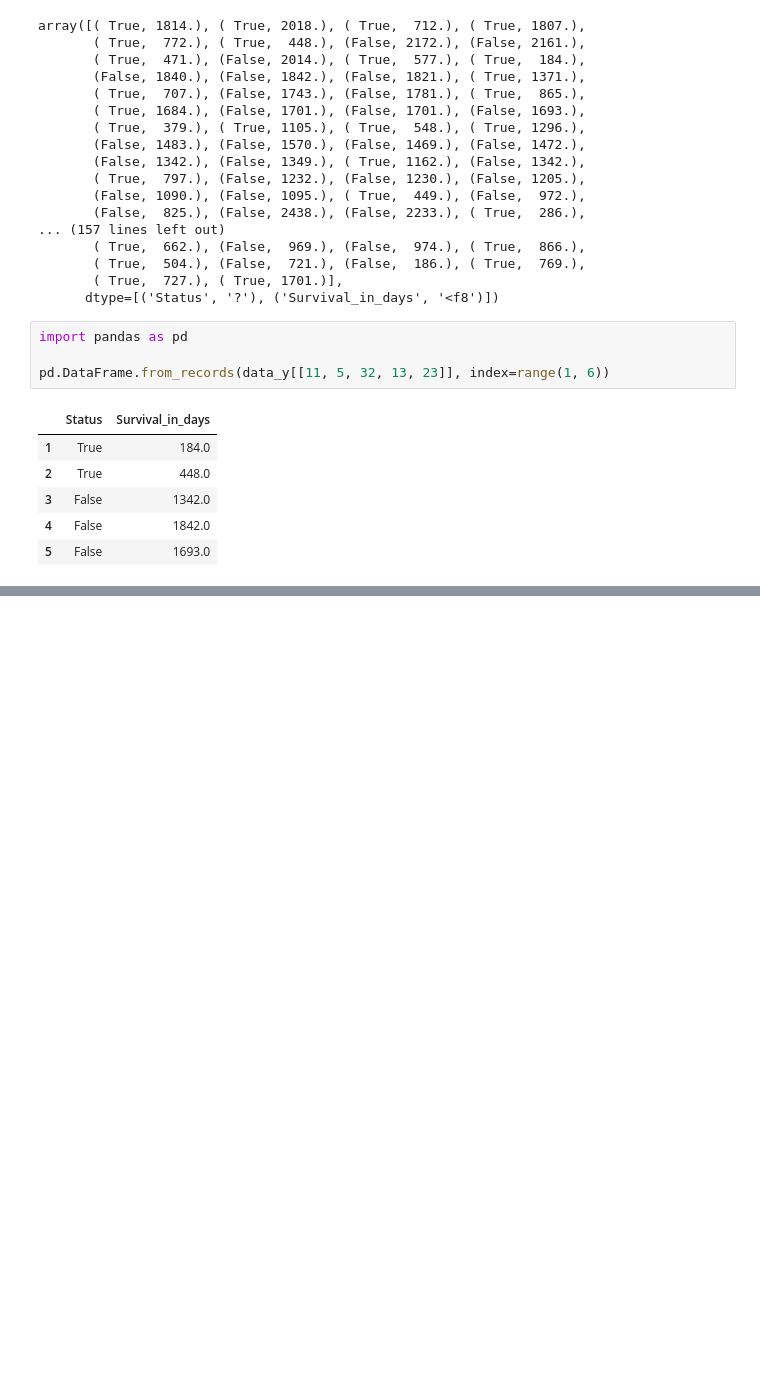
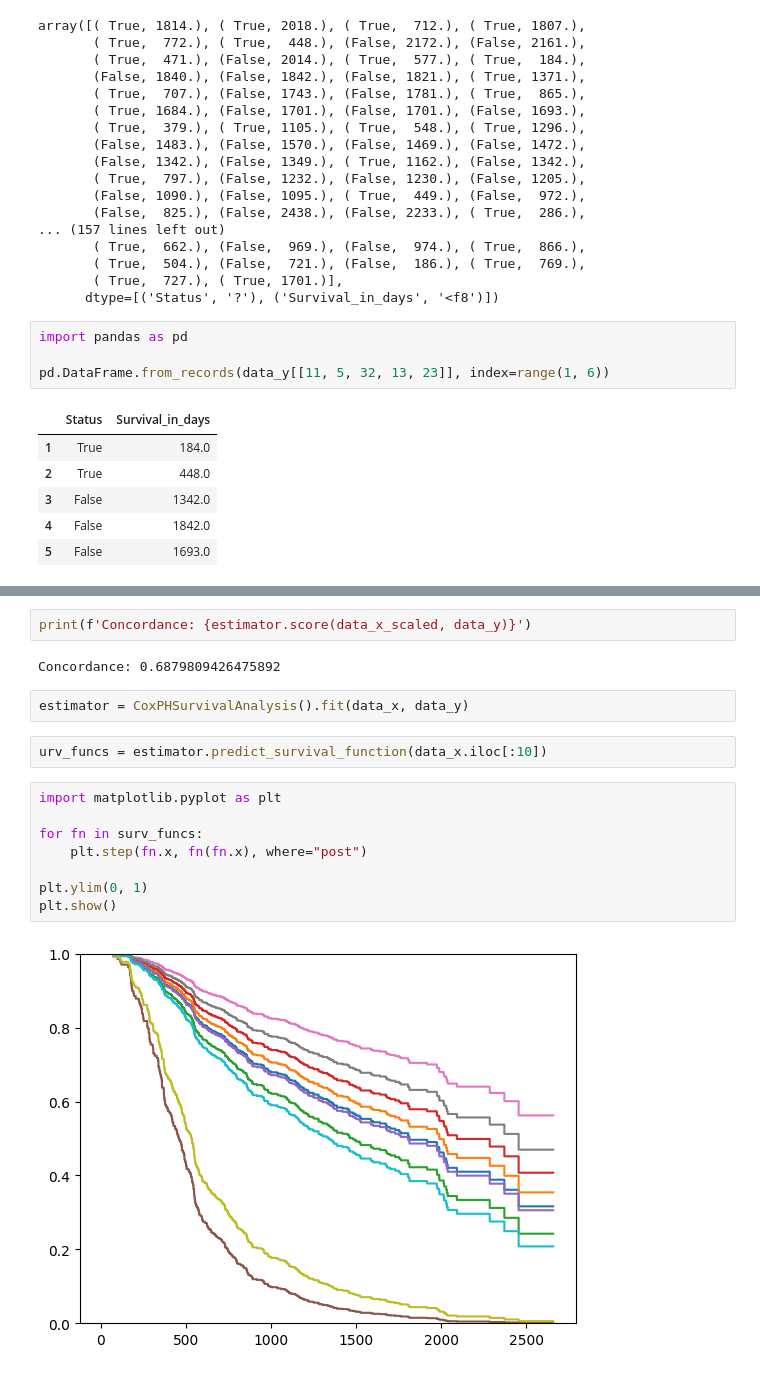
Before and after one commit to R-Ohm/ANN-Hospital-LOS, a Jupyter notebook: breast_cancer_scikit.ipynb, the cells around one changed output, grey strips where cells are left out. Cells and saved outputs as stored; diff of their text form; blank space fills up the shorter version.

```diff
--- a/breast_cancer_scikit.ipynb
+++ b/breast_cancer_scikit.ipynb
@@ -81,0 +91,18 @@ ValueError: LAPACK reported an illegal value in 5-th argument.
+# %%
+print(f'Concordance: {estimator.score(data_x_scaled, data_y)}')
+# %% [output]
+Concordance: 0.6879809426475892
+# %%
+estimator = CoxPHSurvivalAnalysis().fit(data_x, data_y)
+# %%
+urv_funcs = estimator.predict_survival_function(data_x.iloc[:10])
+# %%
+import matplotlib.pyplot as plt
+
+for fn in surv_funcs:
+    plt.step(fn.x, fn(fn.x), where="post")
+
+plt.ylim(0, 1)
+plt.show()
+# %% [output]
+[figure, added]
```
Also changed, not shown: parts of 5 cells of this notebook.
